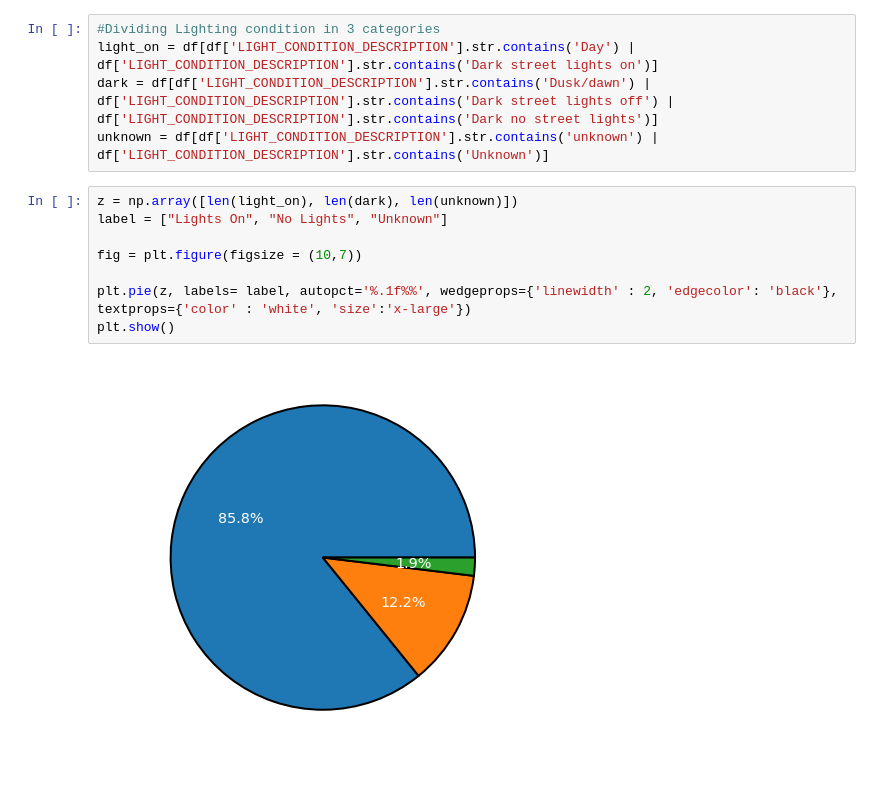
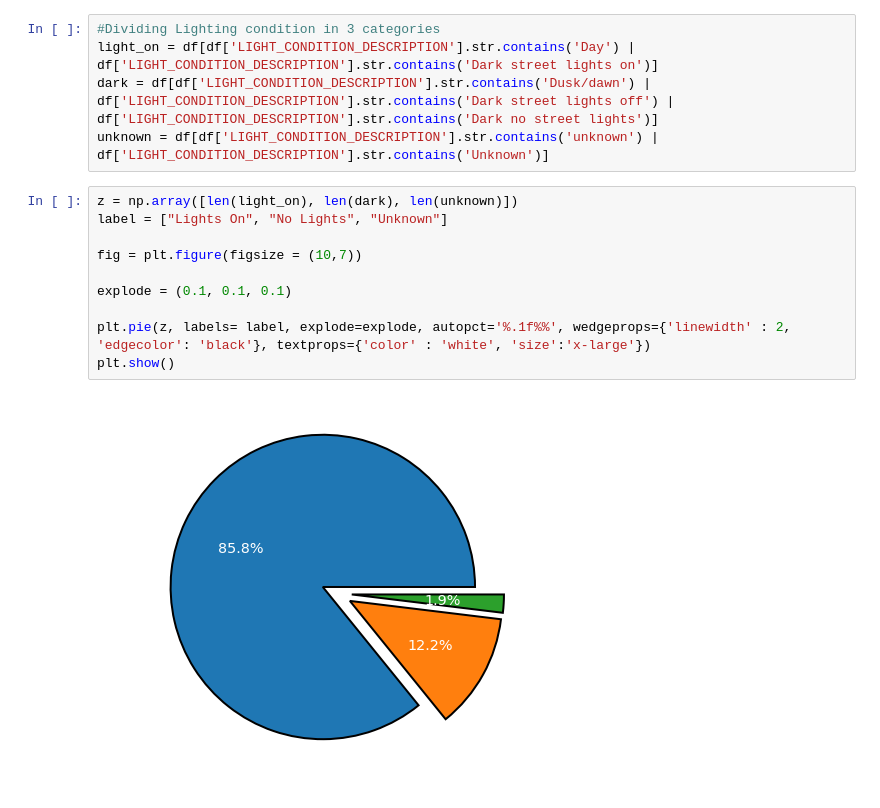
Before and after one commit to parthatulparekh/VIC_Road_Accident, a Jupyter notebook: Road_Accident.ipynb, the cells around one changed output. Cells and saved outputs as stored; diff of their text form.

```diff
--- a/Road_Accident.ipynb
+++ b/Road_Accident.ipynb
@@ -111,10 +111,12 @@ unknown = df[df['LIGHT_CONDITION_DESCRIPTION'].str.contains('unknown') | df['LIG
 # %%
 z = np.array([len(light_on), len(dark), len(unknown)])
 label = ["Lights On", "No Lights", "Unknown"]
 
 fig = plt.figure(figsize = (10,7))
 
-plt.pie(z, labels= label, autopct='%.1f%%', wedgeprops={'linewidth' : 2, 'edgecolor': 'black'}, textprops={'color' : 'white', 'size':'x-large'})
+explode = (0.1, 0.1, 0.1)
+
+plt.pie(z, labels= label, explode=explode, autopct='%.1f%%', wedgeprops={'linewidth' : 2, 'edgecolor': 'black'}, textprops={'color' : 'white', 'size':'x-large'})
 plt.show()
 # %% [output]
-[figure, old version]
+[figure, new version]
```
